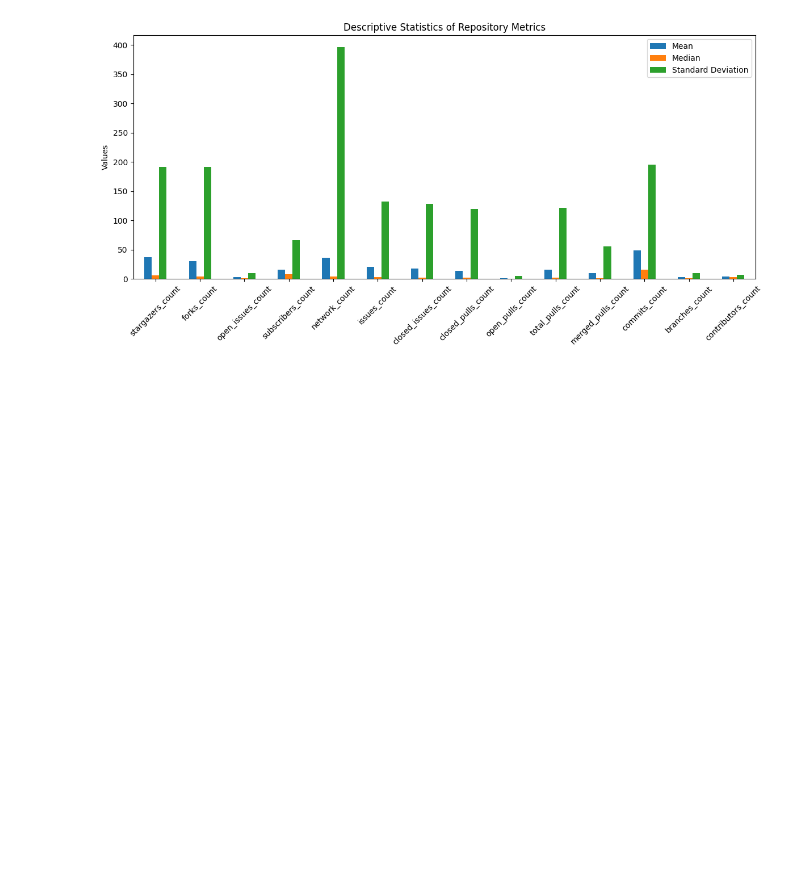
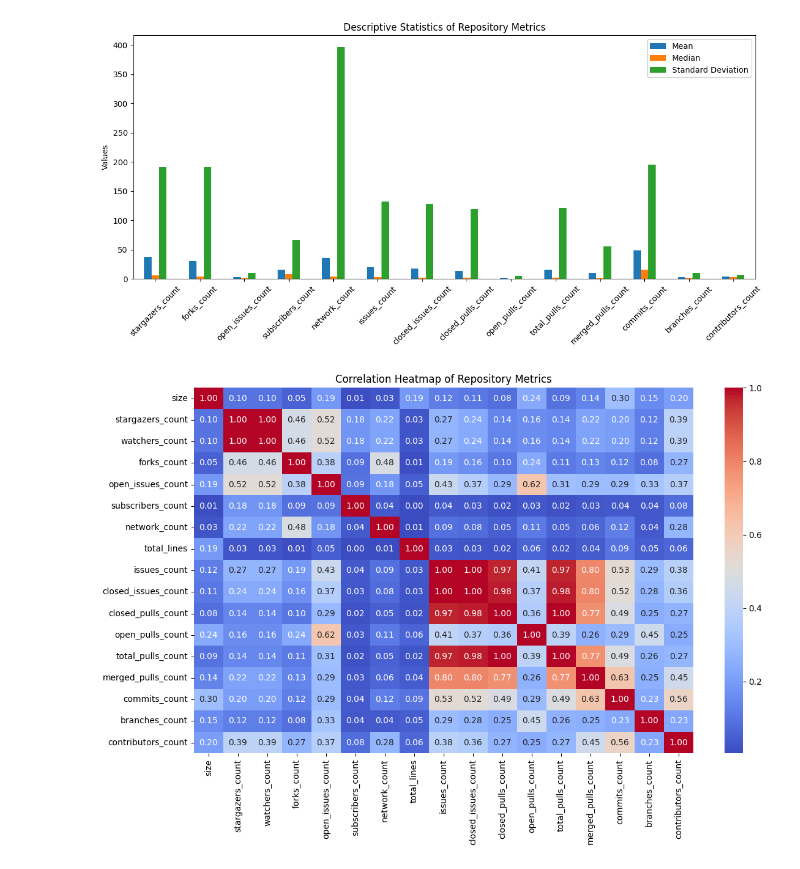
Before and after one commit to Cafeo-Group/git-infer, a Jupyter notebook: analyze.ipynb, the cells around one changed output. Saved outputs shown, nothing was run; the diff lists cells and outputs as text; code cells hidden in the pictures; blank space fills up the shorter version.

Commit message:
feat: plot_correlation_heatmap

```diff
--- a/analyze.ipynb
+++ b/analyze.ipynb
@@ -126,6 +126,17 @@ def plot_metrics_statistics(metricts):
     plt.tight_layout()
     plt.savefig('results/metrics_statistics.png')
     plt.show()
+# %%
+def plot_correlation_heatmap():
+    numeric_df = dataframe.select_dtypes(include=[np.number])
+    correlation_matrix = numeric_df.corr()
+
+    plt.figure(figsize=(12, 8))
+    sns.heatmap(correlation_matrix, annot=True, cmap='coolwarm', fmt=".2f")
+    plt.title('Correlation Heatmap of Repository Metrics')
+    plt.tight_layout()
+    plt.savefig('results/correlation_heatmap.png')
+    plt.show()
 # %% [markdown]
 # Results
 # %%
@@ -289,3 +300,7 @@ metricts = [
 plot_metrics_statistics(metricts)
 # %% [output]
 [figure]
+# %%
+plot_correlation_heatmap()
+# %% [output]
+[figure, added]
```
Also changed, not shown: parts of 2 cells of this notebook, 1 other file.
